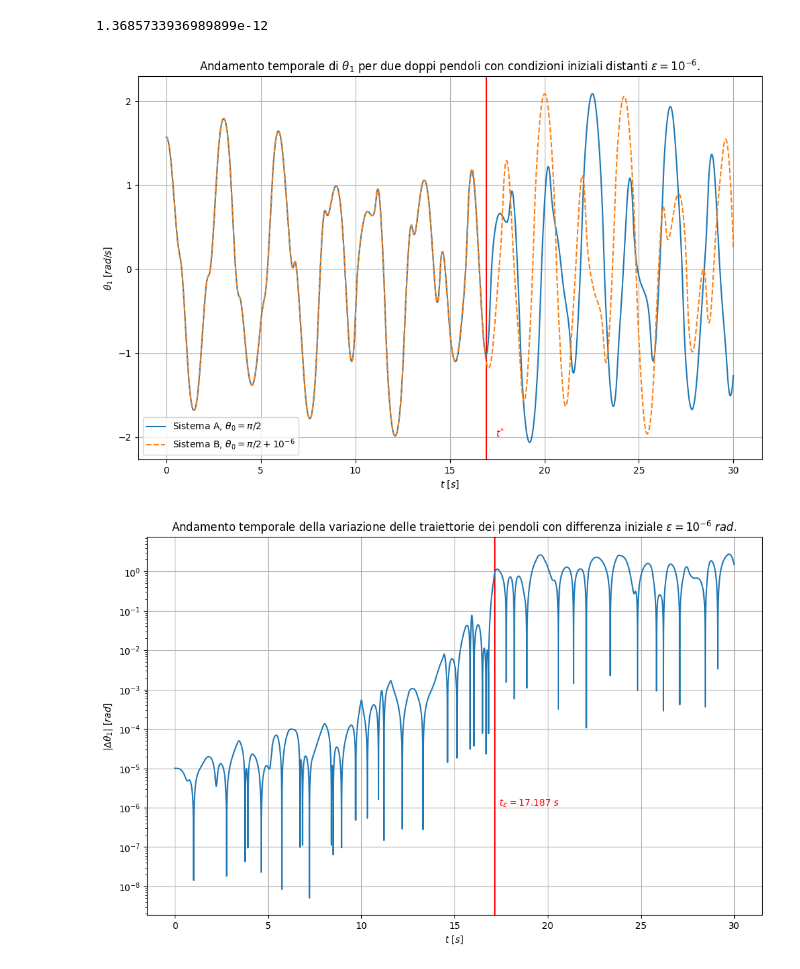
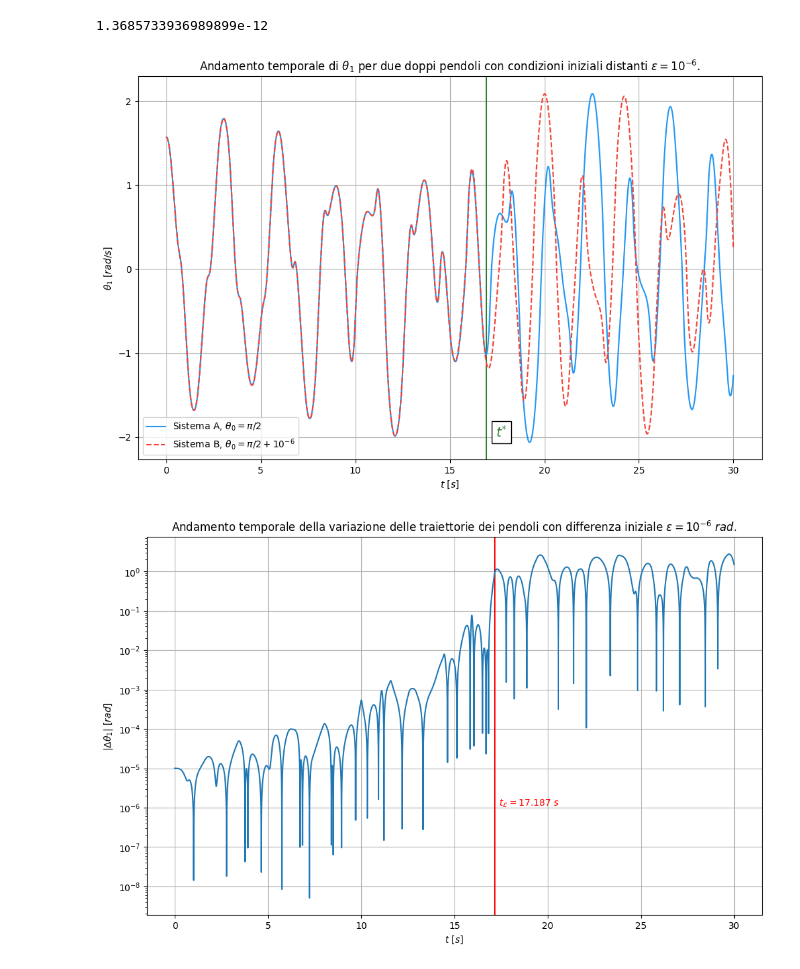
Before and after one commit to nicola-lamaddalena/computational_physics_course, a Jupyter notebook: ode/doppio_pendolo/doppio_pendolo.ipynb, the cells around one changed output. Cells and saved outputs as stored; diff of their text form; code cells hidden in the pictures.

```diff
--- a/ode/doppio_pendolo/doppio_pendolo.ipynb
+++ b/ode/doppio_pendolo/doppio_pendolo.ipynb
@@ -139,18 +147,18 @@ p1b, v1b, p2b, v2b = rk4(theta1=np.pi/2+10e-6, theta2=np.pi/2+10e-6, omega1=0.0,
 
 t0 = np.argmax(np.abs(p1a-p1b)>10e-2)
 # %%
-plt.axvline(times[t0], color="red")
-plt.text(times[t0]+0.5, -2, s=r"$t^{*}$", color="red")
-plt.plot(times, p1a, label=r"Sistema A, $\theta_0=\pi/2$")
-plt.plot(times, p1b, "--", label=r"Sistema B, $\theta_0=\pi/2 + 10^{-6}$")
+plt.axvline(times[t0], color="#2E7D32")
+plt.text(times[t0]+0.5, -2, bbox=dict(facecolor="white", edgecolor="black", alpha=1, boxstyle="square", pad=0.3), s=r"$t^{*}$", color="#2E7D32", fontsize=14)
+plt.plot(times, p1a, label=r"Sistema A, $\theta_0=\pi/2$", color="#2196F3")
+plt.plot(times, p1b, "--", label=r"Sistema B, $\theta_0=\pi/2 + 10^{-6}$", color="#F44336")
 plt.xlabel(r"$t\ [s]$")
 plt.ylabel(r"$\theta_1\ [rad/s]$")
 plt.title(r"Andamento temporale di $\theta_1$ per due doppi pendoli con condizioni iniziali distanti $\varepsilon=10^{-6}$.")
 plt.grid()
 plt.legend()
 plt.show()
 # %% [output]
-[figure, old version]
+[figure, new version]
 # %%
 dtheta = np.abs(p1a-p1b)
 t_ljapunov = np.argmax(dtheta>1)
```
Also changed, not shown: parts of 6 cells of this notebook.
